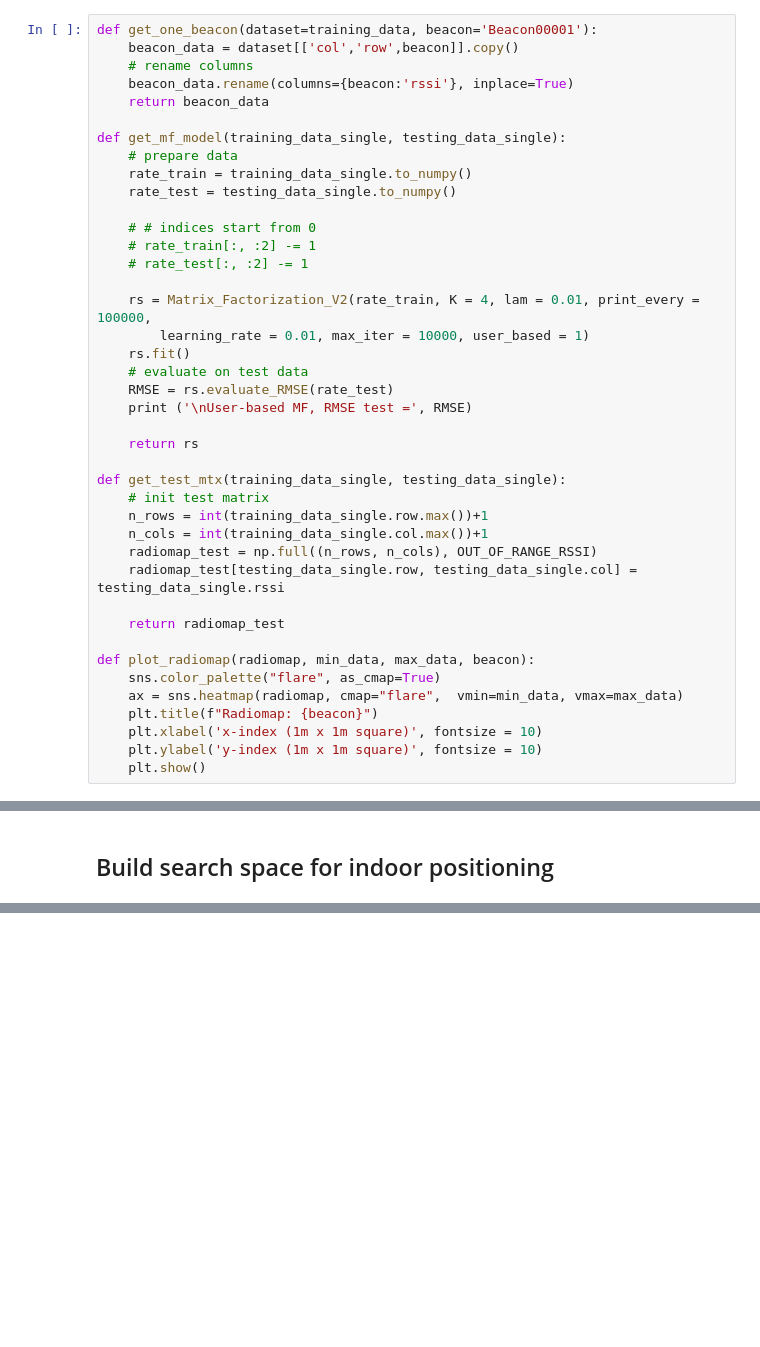
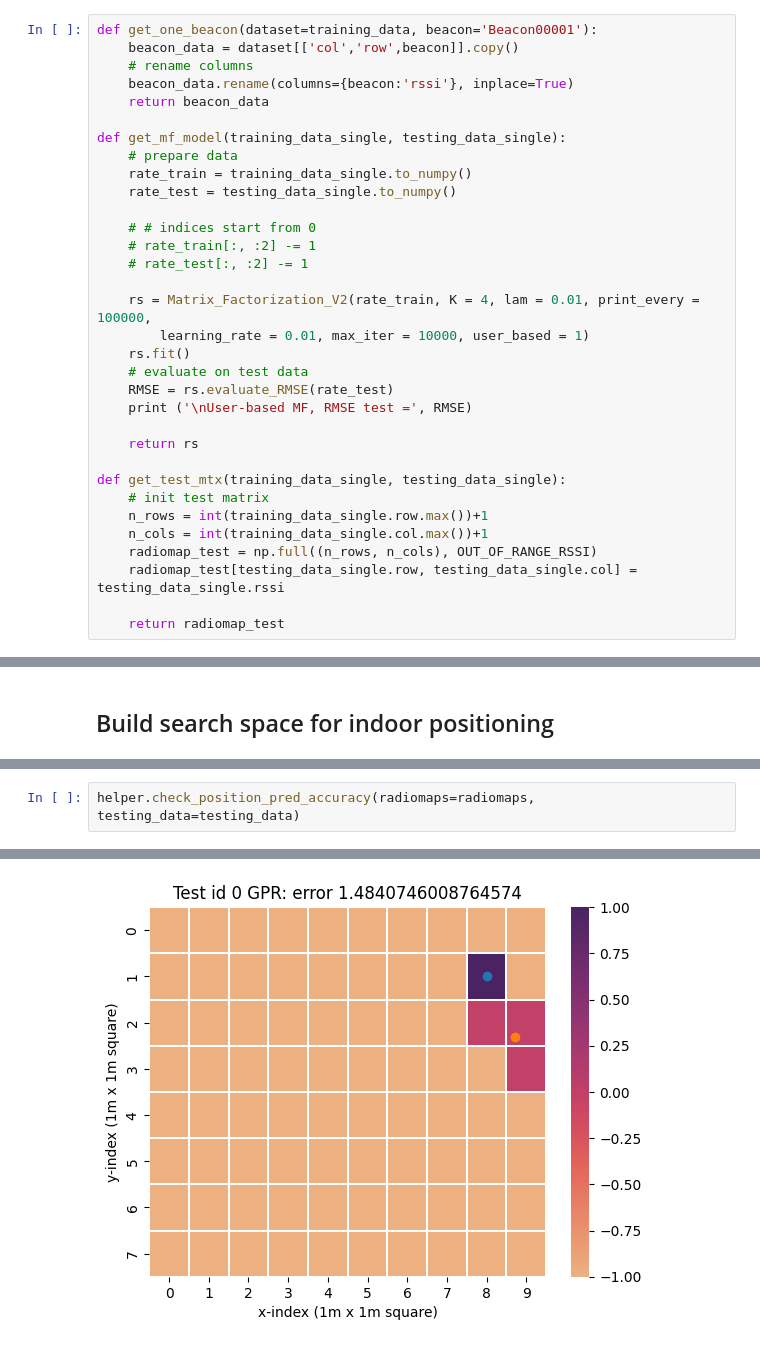
Before and after one commit to thanhhuynhk17/radiomap, a Jupyter notebook: radiomap.ipynb, the cells around one changed output, grey strips where cells are left out. Saved outputs shown, nothing was run; the diff lists cells and outputs as text; blank space fills up the shorter version.

Commit message:
apply GPR to generate radiomap

```diff
--- a/radiomap.ipynb
+++ b/radiomap.ipynb
@@ -86,13 +82,5 @@ def get_test_mtx(training_data_single, testing_data_single):
     radiomap_test[testing_data_single.row, testing_data_single.col] = testing_data_single.rssi
 
     return radiomap_test
-
-def plot_radiomap(radiomap, min_data, max_data, beacon):
-    sns.color_palette("flare", as_cmap=True)
-    ax = sns.heatmap(radiomap, cmap="flare",  vmin=min_data, vmax=max_data)
-    plt.title(f"Radiomap: {beacon}")
-    plt.xlabel('x-index (1m x 1m square)', fontsize = 10)
-    plt.ylabel('y-index (1m x 1m square)', fontsize = 10)
-    plt.show()
 # %% [markdown]
 ## Generating RadioMap
@@ -212,0 +108,3 @@ Predict 3 nearest neighbours: ([(2, 8), (2, 9), (2, 7)])
+# %%
+helper.check_position_pred_accuracy(radiomaps=radiomaps, testing_data=testing_data)
+# %% [output]
@@ -212,0 +119 @@ Predict 3 nearest neighbours: ([(2, 8), (2, 9), (2, 7)])
+[figure, added]
```
Also changed, not shown: parts of 9 cells of this notebook, 19 other files.
